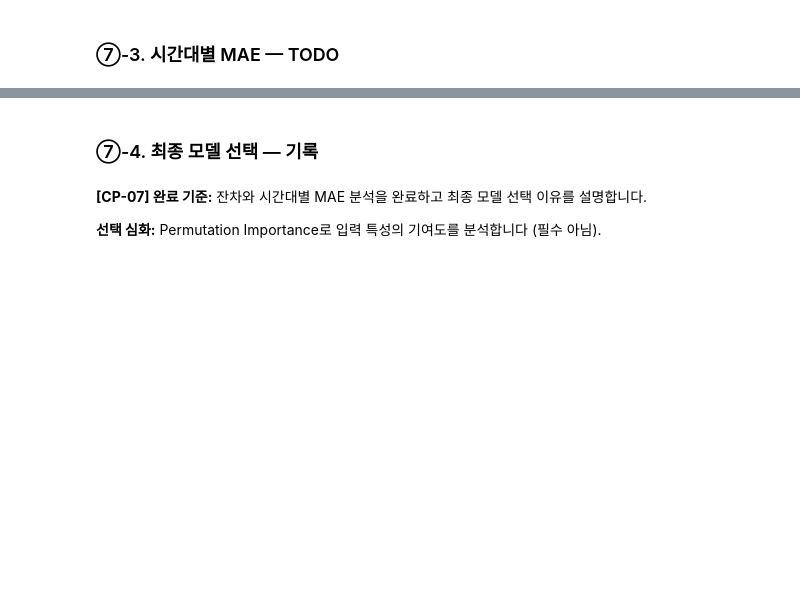
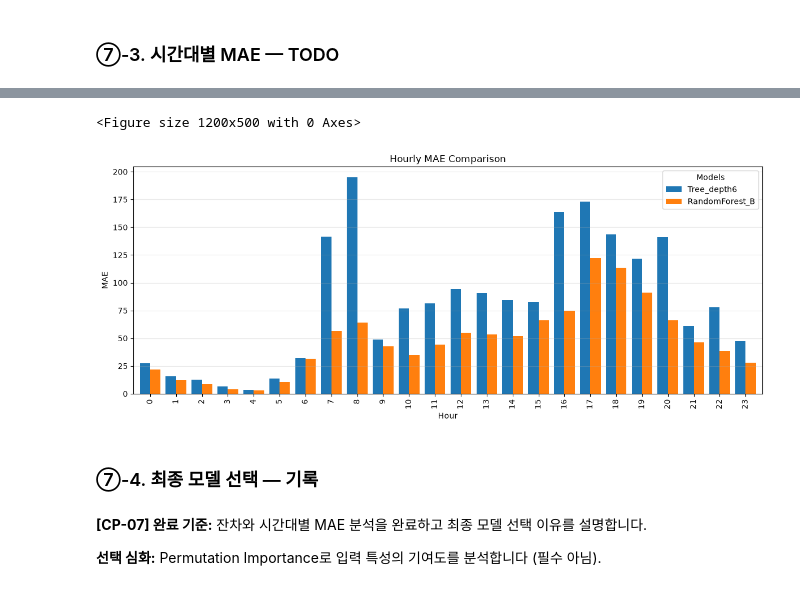
Before and after one commit to Terence20t/ai-mini-project, a Jupyter notebook: mini-project-01/code/01_regression_bike_demand.ipynb, the cells around one changed output, grey strips where cells are left out. Saved outputs shown, nothing was run; the diff lists cells and outputs as text; code cells hidden in the pictures; blank space fills up the shorter version.

```diff
--- a/mini-project-01/code/01_regression_bike_demand.ipynb
+++ b/mini-project-01/code/01_regression_bike_demand.ipynb
@@ -790,7 +823,11 @@ hourly_mae.index.name = "hr"
 
 for name in candidates:
     # TODO 7-4. 모델별 절대오차와 시간대별 평균 절대오차를 계산합니다.
-    abs_err = ...
-    hourly_mae[name] = ...
+    abs_err = (
+        pred_df["actual"] - pred_df[f"pred_{name}"]
+    ).abs()
+    hourly_mae[name] = (
+        abs_err.groupby(pred_df["hr"]).mean()
+    )
 
 display(hourly_mae.round(1))
@@ -797,7 +853,24 @@ display(hourly_mae.round(1))
 # %%
 # TODO 7-5. 후보 모델들의 시간대별 MAE를 막대그래프로 표현합니다.
 # 힌트: plt.bar(), hourly_mae
-...
+plt.figure(figsize=(12, 5))
+
+hourly_mae.plot(
+    kind="bar",
+    figsize=(12, 5),
+    width=0.8
+)
+
+plt.xlabel("Hour")
+plt.ylabel("MAE")
+plt.title("Hourly MAE Comparison")
+plt.legend(title="Models")
+plt.grid(axis="y", alpha=0.3)
+plt.tight_layout()
+plt.show()
+# %% [output]
+<Figure size 1200x500 with 0 Axes>
+[figure, added]
 # %% [markdown]
 ### ⑦-4. 최종 모델 선택 — 기록
 # %%
```
Also changed, not shown: parts of 9 cells of this notebook.
